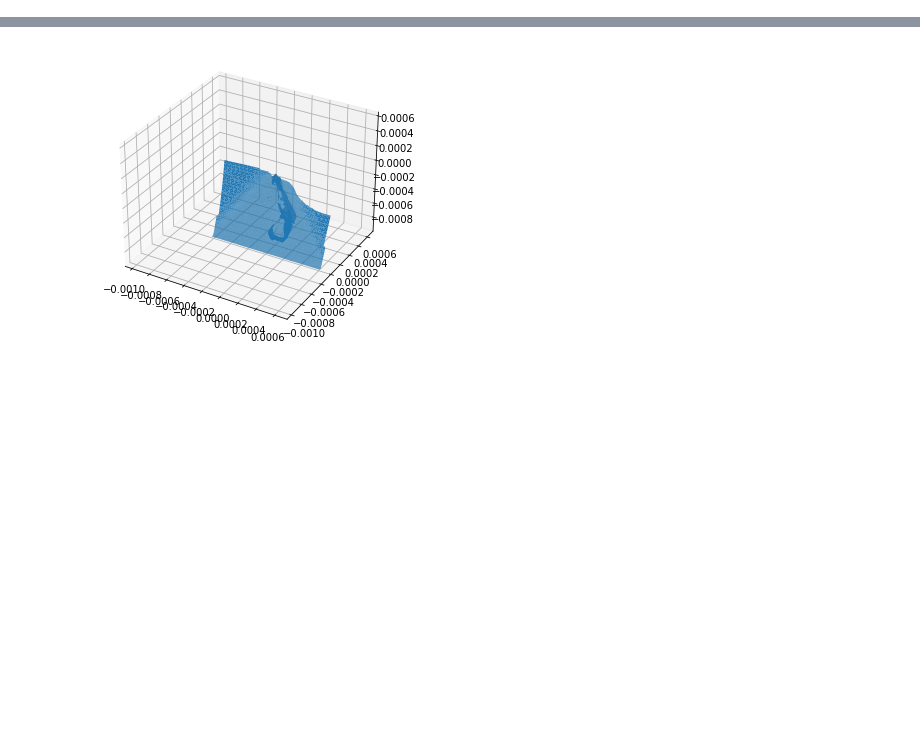
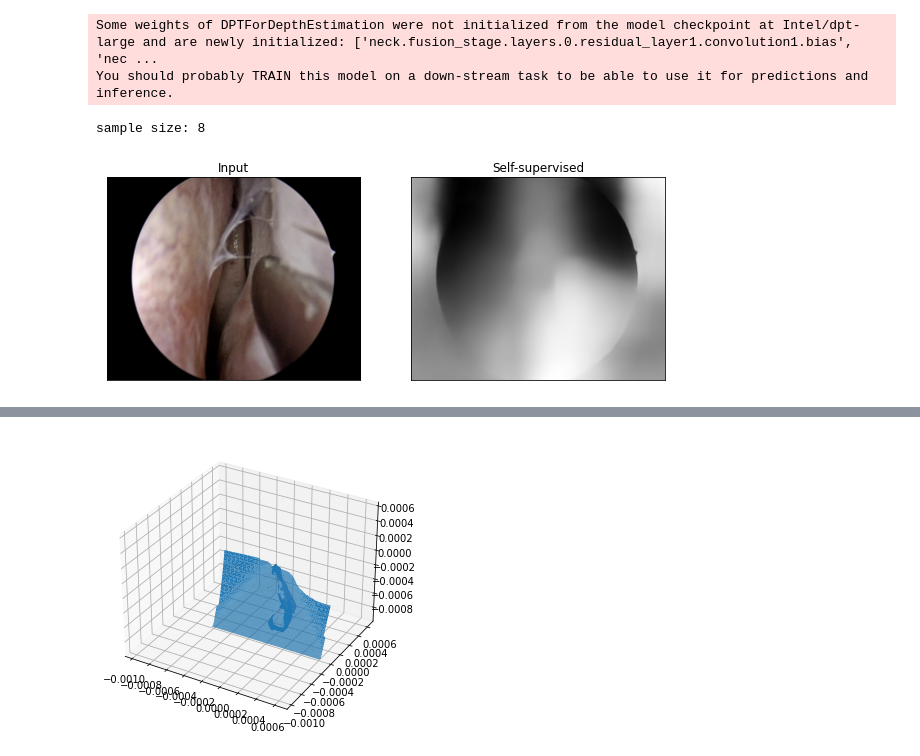
Before and after one commit to mobarakol/computer_vision_tutorial, a Jupyter notebook: 3D_reconstruction_depth_pose_kitti.ipynb, the cells around one changed output, grey strips where cells are left out. Saved outputs shown, nothing was run; the diff lists cells and outputs as text; code cells hidden in the pictures; blank space fills up the shorter version.

```diff
--- a/3D_reconstruction_depth_pose_kitti.ipynb
+++ b/3D_reconstruction_depth_pose_kitti.ipynb
@@ -38 +61,75 @@ plt.imshow(Image.open("/content/monodepth2/assets/test_image_disp.jpeg")), plt.s
 (<matplotlib.image.AxesImage at 0x...>, None)
+# %%
+!pip -q install transformers
+from transformers import DPTFeatureExtractor, DPTForDepthEstimation
+
+feature_extractor = DPTFeatureExtractor.from_pretrained("Intel/dpt-large")
+depth_estimation = DPTForDepthEstimation.from_pretrained("Intel/dpt-large")
+# %% [output]
+Some weights of DPTForDepthEstimation were not initialized from the model checkpoint at Intel/dpt-large and are newly initialized: ['neck.fusion_stage.layers.0.residual_layer1.convolution1.bias', 'nec ...
+You should probably TRAIN this model on a down-stream task to be able to use it for predictions and inference.
+# %%
+from glob import glob
+from PIL import Image
+import numpy as np
+import torch
+import torchvision.transforms as transforms
+from torch.utils.data import Dataset, DataLoader
+import matplotlib.pyplot as plt
+import tifffile
+import cv2
+import gdown
+import os
+class TestDataset(Dataset):
+    def __init__(self, path_depth=None, transform=None):
+        self.path_depth = path_depth
+        self.transform = transform
+
+    def __len__(self):
+      return len(self.path_depth)
+
+    def __getitem__(self, i):
+        # depth = tifffile.imread(self.path_depth[i])[:,:,2]
+        img = Image.open(self.path_depth[i]).convert('RGB')
+        # img = Image.open(path_[:-14] + 'Image.png').convert('RGB')
+        if self.transform:
+            img = self.transform(img)
+        return img
+
+#(1024, 1280, 3)
+transform_test = transforms.Compose([
+    transforms.Resize((256, 320)),
+    transforms.ToTensor(),
+])
+
+path_test = glob('endonasal_data/*.png')
+dataset_test = TestDataset(path_depth=path_test, transform=transform_test)
+print('sample size:',len(dataset_test))
+
+#DPT
+image_raw = transforms.ToPILImage()(dataset_test[0])#[None]
+image = image_raw.resize((800, int(800 * image_raw.size[1] / image_raw.size[0])), Image.LANCZOS)# Image.Resampling.LANCZOS)
+# depth_raw = transforms.ToPILImage()(dataset_test[0][1])#[None]
+# depth_gt = depth_raw.resize((800, int(800 * image_raw.size[1] / image_raw.size[0])), Image.LANCZOS)# Image.Resampling.LANCZOS)
+encoding = feature_extractor(image, return_tensors="pt")
+with torch.no_grad():
+    outputs = depth_estimation(**encoding)
+    # print(outputs.__dict__.keys())#['loss', 'predicted_depth', 'hidden_states', 'attentions']
+    predicted_depth = outputs.predicted_depth
+    prediction = torch.nn.functional.interpolate(
+        predicted_depth.unsqueeze(1),
+        size=image_raw.size[::-1],
+        mode="bicubic",
+        align_corners=False,
+    ).squeeze()
+output = prediction.cpu().numpy()
+
+num_img = 2
+fig, ax = plt.subplots(1, num_img, figsize=(5*num_img,5), subplot_kw=dict(xticks=[],yticks=[]))
+ax[0].imshow(dataset_test[0].permute(1,2,0))
+ax[0].set_title('Input')
+ax[1].imshow(output, cmap='gray')
+ax[1].set_title('Self-supervised');
+# %% [output]
+sample size: 8
+[figure, added]
```
Also changed, not shown: parts of 8 cells of this notebook.
